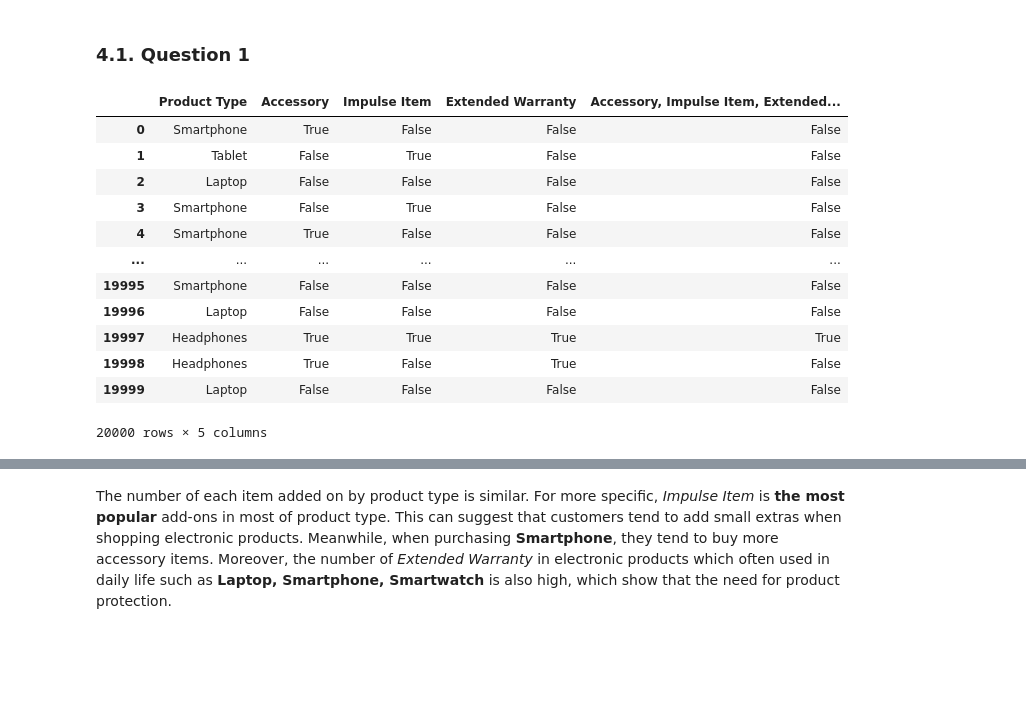
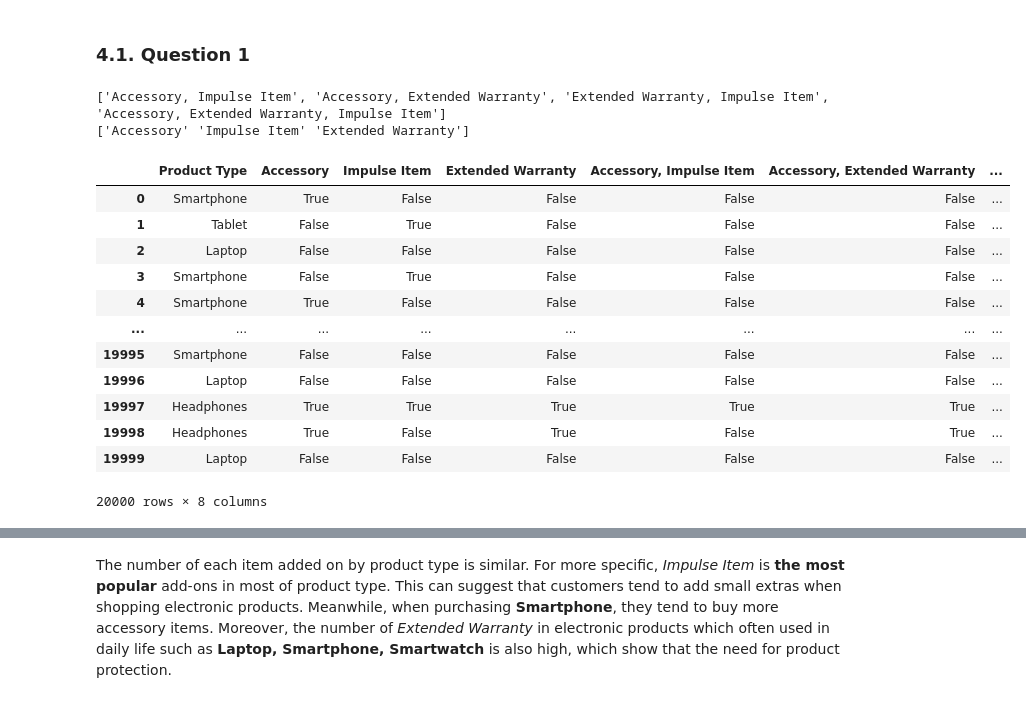
Before and after one commit to LtnLinh/CSC17104-Programming-for-Data-Science, a Jupyter notebook: Notebook.ipynb, the cells around one changed output, grey strips where cells are left out. Drawn from its saved outputs; the diff is of its cells as text; code cells hidden in the pictures; blank space fills up the shorter version.

```diff
--- a/Notebook.ipynb
+++ b/Notebook.ipynb
@@ -491,47 +491,51 @@ plt.show()
 # %%
 import itertools
 
 # Create a copy of relevant columns and fill NaNs
 product_type_add_on = df[['Product Type', 'Add-ons Purchased']].copy()
 product_type_add_on["Add-ons Purchased"].fillna("None", inplace=True)
 
 # Extract unique add-on values excluding 'None'
 add_on_values = product_type_add_on["Add-ons Purchased"].str.split(",").explode().str.strip()
 add_on_values = add_on_values[add_on_values != "None"].unique()
 
 # Add columns for each individual add-on
 for add_on in add_on_values:
 	product_type_add_on[add_on] = product_type_add_on["Add-ons Purchased"].str.contains(add_on)
 
 # Generate all possible non-empty combinations of add-ons
 add_on_combinations = []
 for r in range(2, len(add_on_values)+1):
 	combinations = itertools.combinations(add_on_values, r)
-add_on_combinations.extend([", ".join(combo) for combo in combinations])
+	add_on_combinations.extend([", ".join(sorted(combo))for combo in combinations])
 
 # Add columns for each add-on combination
 for combo in add_on_combinations:
 	components = combo.split(", ")
-product_type_add_on[combo] = product_type_add_on[components].all(axis=1)
+	product_type_add_on[combo] = product_type_add_on[components].all(axis=1)
 
 # Drop the original 'Add-ons Purchased' column
 product_type_add_on.drop(columns=["Add-ons Purchased"], inplace=True)
 
+print(add_on_combinations)
+print(add_on_values)
 product_type_add_on
 # %% [output]
+['Accessory, Impulse Item', 'Accessory, Extended Warranty', 'Extended Warranty, Impulse Item', 'Accessory, Extended Warranty, Impulse Item']
+['Accessory' 'Impulse Item' 'Extended Warranty']
-|  | Product Type | Accessory | Impulse Item | Extended Warranty | Accessory, Impulse Item, Extended... |
-| 0 | Smartphone | True | False | False | False |
-| 1 | Tablet | False | True | False | False |
-| 2 | Laptop | False | False | False | False |
-| 3 | Smartphone | False | True | False | False |
-| 4 | Smartphone | True | False | False | False |
-| ... | ... | ... | ... | ... | ... |
-| 19995 | Smartphone | False | False | False | False |
-| 19996 | Laptop | False | False | False | False |
-| 19997 | Headphones | True | True | True | True |
-| 19998 | Headphones | True | False | True | False |
-| 19999 | Laptop | False | False | False | False |
+|  | Product Type | Accessory | Impulse Item | Extended Warranty | Accessory, Impulse Item | Accessory, Extended Warranty | ... |
+| 0 | Smartphone | True | False | False | False | False | ... |
+| 1 | Tablet | False | True | False | False | False | ... |
+| 2 | Laptop | False | False | False | False | False | ... |
+| 3 | Smartphone | False | True | False | False | False | ... |
+| 4 | Smartphone | True | False | False | False | False | ... |
+| ... | ... | ... | ... | ... | ... | ... | ... |
+| 19995 | Smartphone | False | False | False | False | False | ... |
+| 19996 | Laptop | False | False | False | False | False | ... |
+| 19997 | Headphones | True | True | True | True | True | ... |
+| 19998 | Headphones | True | False | True | False | True | ... |
+| 19999 | Laptop | False | False | False | False | False | ... |
-20000 rows × 5 columns
+20000 rows × 8 columns
 # %%
 # Create a summary DataFrame grouping by Product Type
 summary_df = product_type_add_on.groupby('Product Type').sum().reset_index()
```
Also changed, not shown: parts of 1 cell of this notebook.
